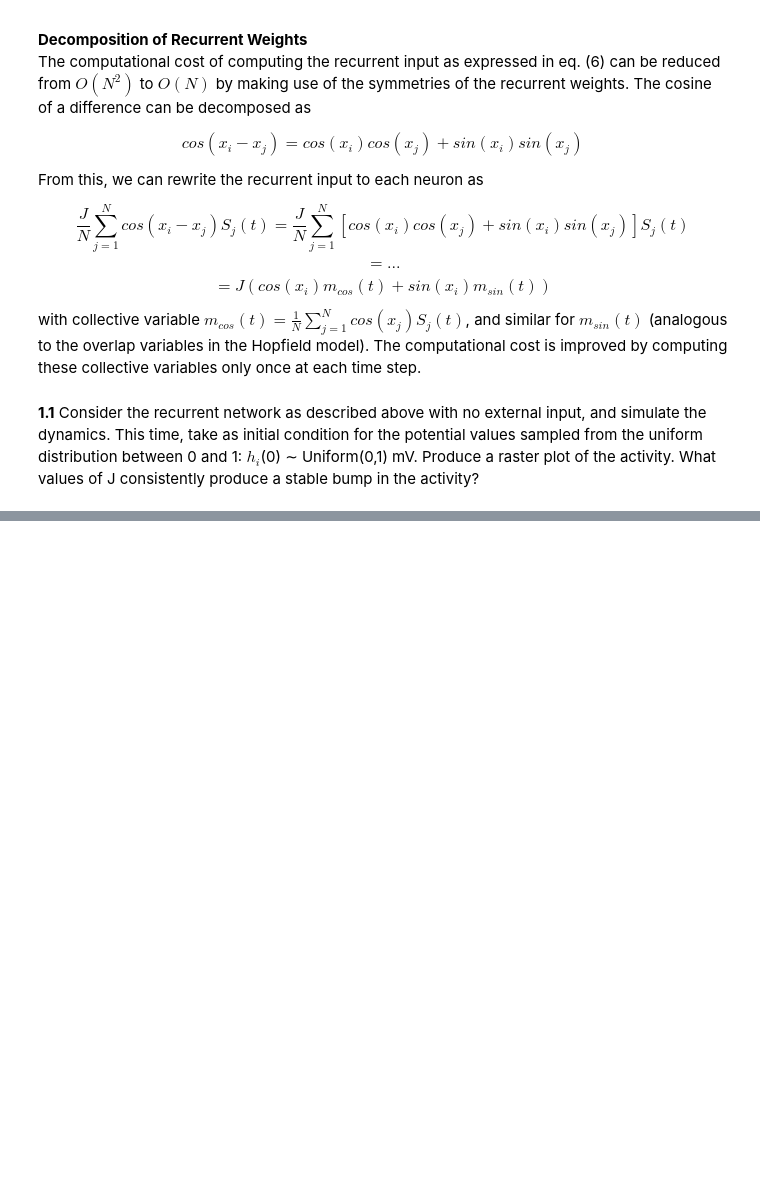
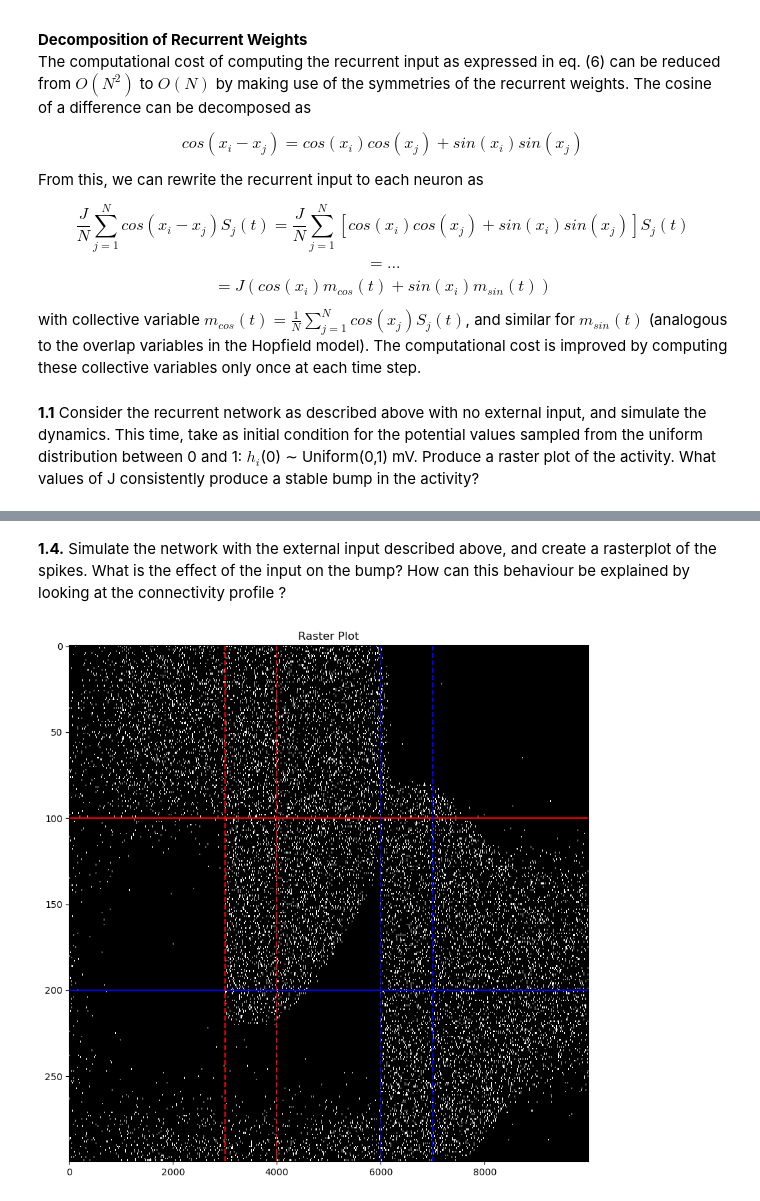
Before and after one commit to SanderMiesen/NeuroDyna, a Jupyter notebook: ProjNotebook.ipynb, the cells around one changed output, grey strips where cells are left out. Saved outputs shown, nothing was run; the diff lists cells and outputs as text; code cells hidden in the pictures; blank space fills up the shorter version.

```diff
--- a/ProjNotebook.ipynb
+++ b/ProjNotebook.ipynb
@@ -275,0 +293,2 @@ h, spikes, r = Model1(h0, x, N, T, delta_t)
+# %% [markdown]
+**1.4.** Simulate the network with the external input described above, and create a rasterplot of the spikes. What is the effect of the input on the bump? How can this behaviour be explained by looking at the connectivity profile ?
@@ -275,0 +327,30 @@ h, spikes, r = Model1(h0, x, N, T, delta_t)
+# %%
+# Define parameters
+N = 300
+T = 1
+delta_t = 1e-4
+alpha = 2e3
+beta = 0.5e-3
+r_0 = 1e3
+J = 5e-12
+R = 1e6
+tau = 10e-3
+
+# Compute initial voltages
+h0 = np.random.uniform(0, 1e-3, N)
+
+# Run the simulation
+h, spikes, r = Model1_4(h0, x, N, T, delta_t, J, alpha, beta, r_0, R, tau)
+# %%
+plt.figure(figsize=(10,10))
+plt.imshow(spikes, cmap='gray', interpolation='nearest', aspect="auto")
+plt.axhline(y = int(300/3), color = 'r')
+plt.axhline(y = int(300/3*2), color = 'b')
+plt.axvline(x = 3000, color = 'r', linestyle='--')
+plt.axvline(x = 4000, color = 'r', linestyle='--')
+plt.axvline(x = 6000, color = 'b', linestyle='--')
+plt.axvline(x = 7000, color = 'b', linestyle='--')
+plt.title('Raster Plot')
+plt.show()
+# %% [output]
+[figure, added]
```
Also changed, not shown: parts of 6 cells of this notebook.
